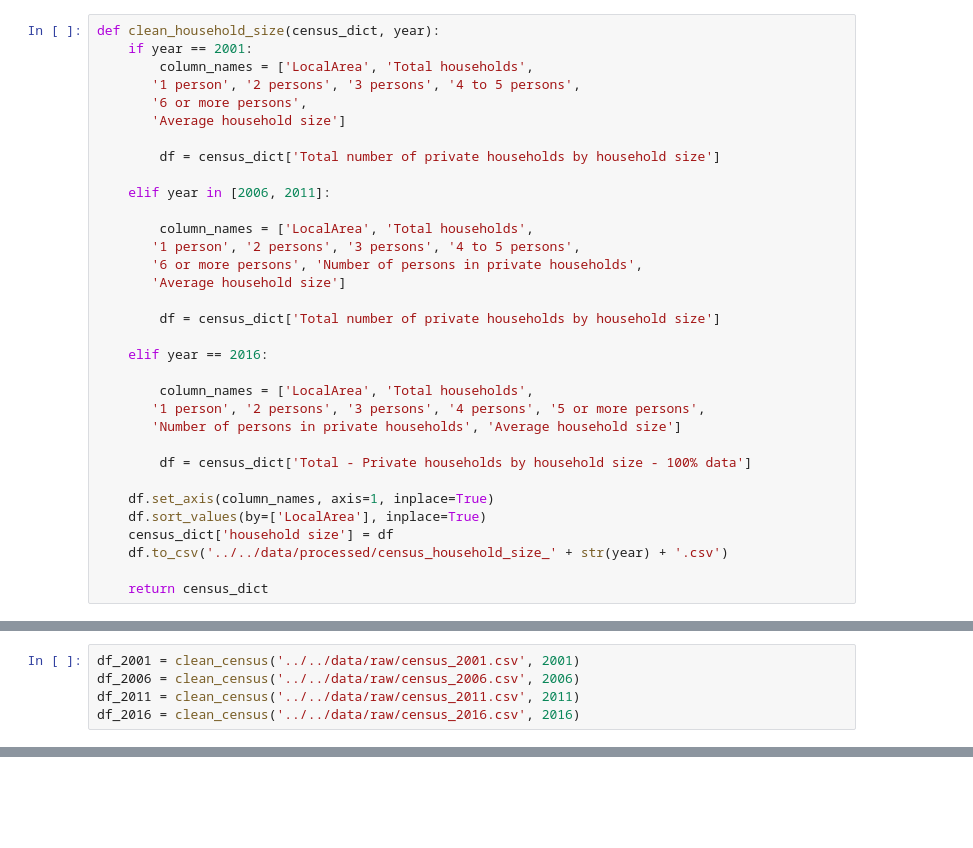
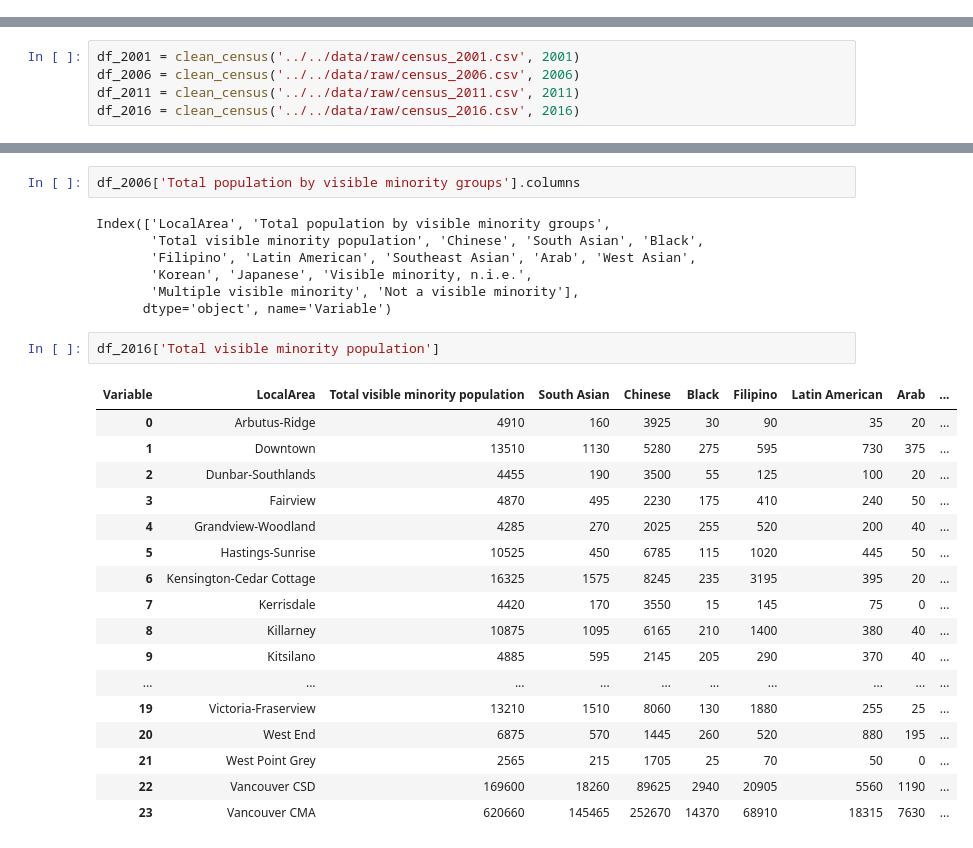
Before and after one commit to aakanksha023/EVAN, a Jupyter notebook: src/02_clean_wrangle/clean_census_data.ipynb, the cells around one changed output, grey strips where cells are left out. Drawn from its saved outputs; the diff is of its cells as text; blank space fills up the shorter version.

```diff
--- a/src/02_clean_wrangle/clean_census_data.ipynb
+++ b/src/02_clean_wrangle/clean_census_data.ipynb
@@ -502,33 +0,0 @@ def clean_household_type(census_dict, year):
-# %%
-def clean_household_size(census_dict, year):
-    if year == 2001:
-        column_names = ['LocalArea', 'Total households',
-       '1 person', '2 persons', '3 persons', '4 to 5 persons',
-       '6 or more persons',
-       'Average household size']
-
-        df = census_dict['Total number of private households by household size']
-
-    elif year in [2006, 2011]:
-
-        column_names = ['LocalArea', 'Total households',
-       '1 person', '2 persons', '3 persons', '4 to 5 persons',
-       '6 or more persons', 'Number of persons in private households',
-       'Average household size']
-
-        df = census_dict['Total number of private households by household size']
-
-    elif year == 2016:
-
-        column_names = ['LocalArea', 'Total households',
-       '1 person', '2 persons', '3 persons', '4 persons', '5 or more persons',
-       'Number of persons in private households', 'Average household size']
-
-        df = census_dict['Total - Private households by household size - 100% data']
-
-    df.set_axis(column_names, axis=1, inplace=True)
-    df.sort_values(by=['LocalArea'], inplace=True)
-    census_dict['household size'] = df
-    df.to_csv('../../data/processed/census_household_size_' + str(year) + '.csv')
-
-    return census_dict
@@ -647,0 +1238,29 @@ df_2011['Total children in census families in private households'].head(2)
+# %%
+df_2006['Total population by visible minority groups'].columns
+# %% [output]
+Index(['LocalArea', 'Total population by visible minority groups',
+       'Total visible minority population', 'Chinese', 'South Asian', 'Black',
+       'Filipino', 'Latin American', 'Southeast Asian', 'Arab', 'West Asian',
+       'Korean', 'Japanese', 'Visible minority, n.i.e.',
+       'Multiple visible minority', 'Not a visible minority'],
+      dtype='object', name='Variable')
+# %%
+df_2016['Total visible minority population']
+# %% [output]
+| Variable | LocalArea | Total visible minority population | South Asian | Chinese | Black | Filipino | Latin American | Arab | ... |
+| 0 | Arbutus-Ridge | 4910 | 160 | 3925 | 30 | 90 | 35 | 20 | ... |
+| 1 | Downtown | 13510 | 1130 | 5280 | 275 | 595 | 730 | 375 | ... |
+| 2 | Dunbar-Southlands | 4455 | 190 | 3500 | 55 | 125 | 100 | 20 | ... |
+| 3 | Fairview | 4870 | 495 | 2230 | 175 | 410 | 240 | 50 | ... |
+| 4 | Grandview-Woodland | 4285 | 270 | 2025 | 255 | 520 | 200 | 40 | ... |
+| 5 | Hastings-Sunrise | 10525 | 450 | 6785 | 115 | 1020 | 445 | 50 | ... |
+| 6 | Kensington-Cedar Cottage | 16325 | 1575 | 8245 | 235 | 3195 | 395 | 20 | ... |
+| 7 | Kerrisdale | 4420 | 170 | 3550 | 15 | 145 | 75 | 0 | ... |
+| 8 | Killarney | 10875 | 1095 | 6165 | 210 | 1400 | 380 | 40 | ... |
+| 9 | Kitsilano | 4885 | 595 | 2145 | 205 | 290 | 370 | 40 | ... |
+| ... | ... | ... | ... | ... | ... | ... | ... | ... | ... |
+| 19 | Victoria-Fraserview | 13210 | 1510 | 8060 | 130 | 1880 | 255 | 25 | ... |
+| 20 | West End | 6875 | 570 | 1445 | 260 | 520 | 880 | 195 | ... |
+| 21 | West Point Grey | 2565 | 215 | 1705 | 25 | 70 | 50 | 0 | ... |
+| 22 | Vancouver CSD | 169600 | 18260 | 89625 | 2940 | 20905 | 5560 | 1190 | ... |
+| 23 | Vancouver CMA | 620660 | 145465 | 252670 | 14370 | 68910 | 18315 | 7630 | ... |
```
Also changed, not shown: parts of 92 cells of this notebook.
